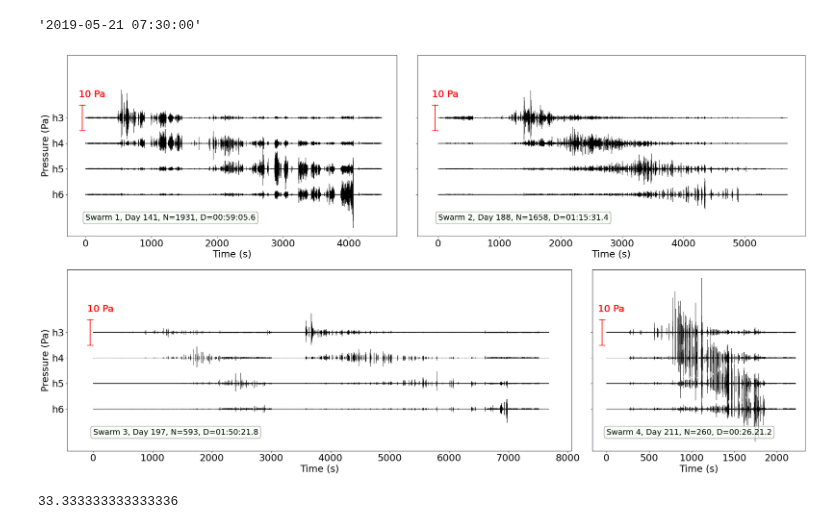
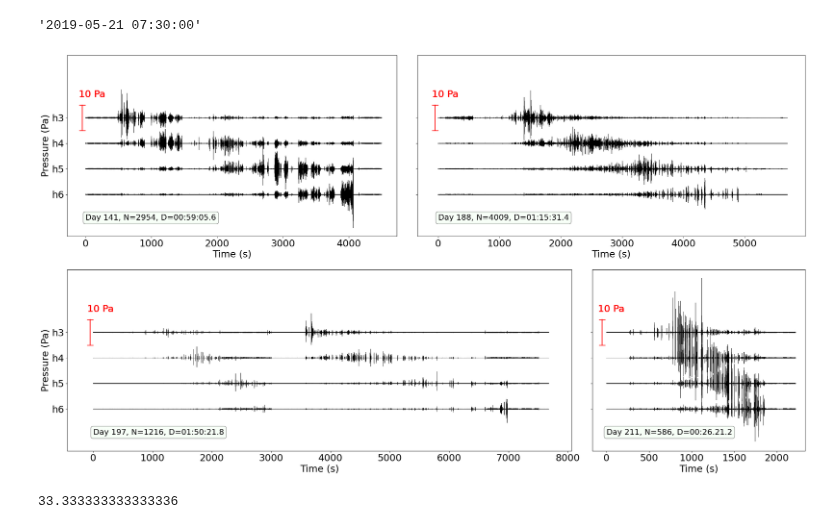
Before and after one commit to SerpRateAI/tensilePaper, a Jupyter notebook: envelopes and fig2.ipynb, the cells around one changed output. Drawn from its saved outputs; the diff is of its cells as text; code cells hidden in the pictures.

```diff
--- a/envelopes and fig2.ipynb
+++ b/envelopes and fig2.ipynb
@@ -143,38 +143,38 @@ def plot_waveforms(data, ax):
         ax.text(s='10 Pa', x=-100, y=8, color='red')
         # ax.text(s=f'h{n+2}', x=t.max()+50, y=-n*10)
         # ax.set_xlim(-1000, t.max()+1000)
 
 # day141.trim(starttime=UTC.'2019-05-21T07:00:00.0Z', endtime='2019-05-21T09:00:00.0Z')
 
 plot_waveforms(data=day141, ax=mosaic['a'])
 plot_waveforms(data=day188, ax=mosaic['b'])
 plot_waveforms(data=day197, ax=mosaic['c'])
 plot_waveforms(data=day211, ax=mosaic['d'])
 
 # mosaic['a'].set_ylim(-20, 20)
 mosaic['a'].set_yticks([0, -10, -20, -30])
 mosaic['a'].set_yticklabels(['h3', 'h4', 'h5', 'h6'])
 mosaic['a'].set_ylabel('Pressure (Pa)')
 mosaic['c'].set_ylabel('Pressure (Pa)')
 # mosaic['d'].set_xlim(-100, 2500)
 # mosaic['a'].set_xlim(-100, 5000)
 # mosaic['b'].set_xlim(-100, 6000)
 # mosaic['c'].set_xlim(-100, 8200)
 # mosaic['d'].set_xlim(-100, 2500)
 
 props = dict(boxstyle='round', facecolor='honeydew', alpha=0.5)
 
-mosaic['a'].text(s='Swarm 1, Day 141, N=1931, D=00:59:05.6', bbox=props, x=0, y=-40, fontsize=18)
-mosaic['b'].text(s='Swarm 2, Day 188, N=1658, D=01:15:31.4', bbox=props, x=0, y=-40, fontsize=18)
-mosaic['c'].text(s='Swarm 3, Day 197, N=593, D=01:50:21.8', bbox=props, x=0, y=-40, fontsize=18)
-mosaic['d'].text(s='Swarm 4, Day 211, N=260, D=00:26.21.2', bbox=props, x=0, y=-40, fontsize=18)
+mosaic['a'].text(s='Day 141, N=2954, D=00:59:05.6', bbox=props, x=0, y=-40, fontsize=18)
+mosaic['b'].text(s='Day 188, N=4009, D=01:15:31.4', bbox=props, x=0, y=-40, fontsize=18)
+mosaic['c'].text(s='Day 197, N=1216, D=01:50:21.8', bbox=props, x=0, y=-40, fontsize=18)
+mosaic['d'].text(s='Day 211, N=586, D=00:26.21.2', bbox=props, x=0, y=-40, fontsize=18)
 
 fig.tight_layout()
 fig.savefig('fig2.pdf', bbox_inches='tight')
 # D141=00:59:05.6, D188=01:16:31.4,171
 # D197=01:50:21.8, and D211=00:26:21.2.172
 # %% [output]
-[figure, old version]
+[figure, new version]
 # %%
 # fig, ax = plt.subplots(2, 2, figsize=(20, 20), sharey=True, sharex=True)
 
```
Also changed, not shown: 14 other files.
